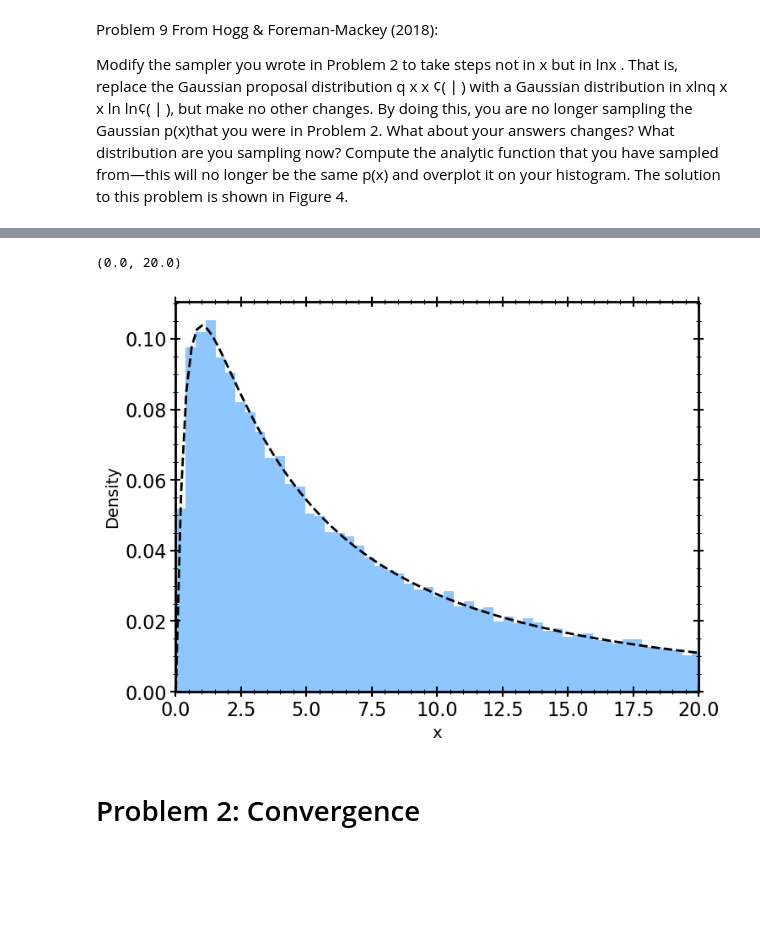
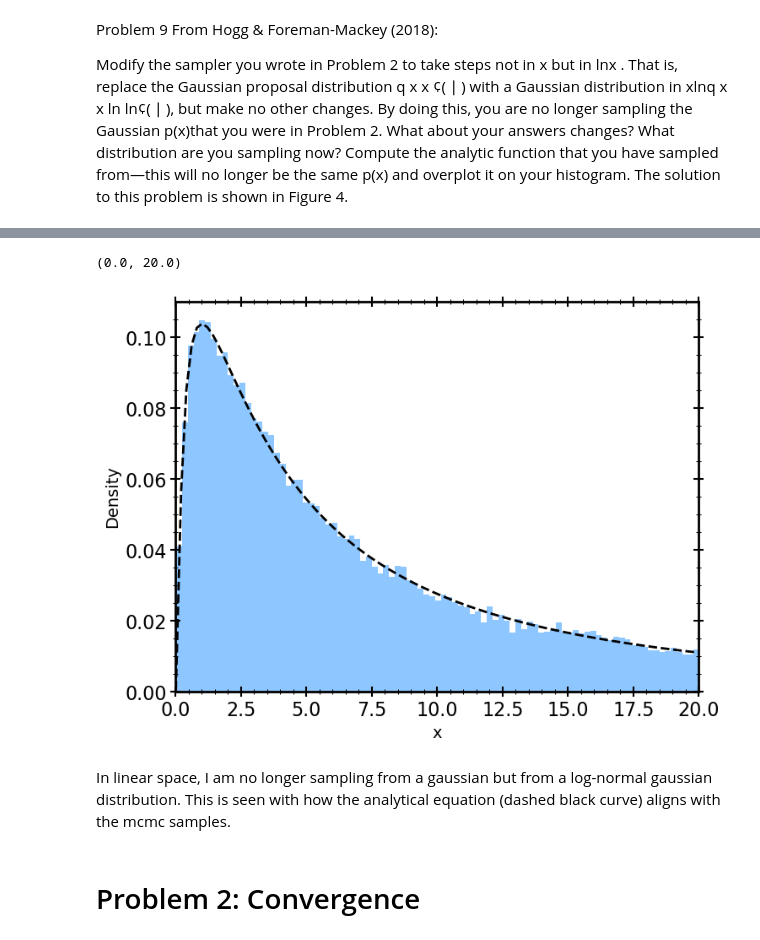
Before and after one commit to carlosajurado/AST384C-Computational-Astrophysics, a Jupyter notebook: HW4.ipynb, the cells around one changed output, grey strips where cells are left out. Saved outputs shown, nothing was run; the diff lists cells and outputs as text; code cells hidden in the pictures; blank space fills up the shorter version.

```diff
--- a/HW4.ipynb
+++ b/HW4.ipynb
@@ -18,46 +42,68 @@ Modify the sampler you wrote in Problem 2 to take steps not in x but in lnx . Th
 # %%
 #y = lnx
 def target_log(y, mean=2, sigma=np.sqrt(2)):
+    '''
+    Gaussian target function that we wish to sample from
+
+    Parameters
+        y: Current value
+        mean: Mean value of the gaussian
+        sigma: Standard deviation of the gaussian
+
+    returns: float value
+
+    '''
     return (1/np.sqrt(2*np.pi*sigma**2)) * np.exp(-0.5* (y-mean)**2/(sigma**2))
 
 def proposal(y):
+    '''
+    Proposal distribution from which to sample a new point from given the current point
+
+    Parameters
+        y: Current position
+
+    returns: float value
+
+    '''
     return random.normal(y, 1)
 
 def acceptance_ratio(y, y_new):
     return target_log(y_new)/target_log(y)
 
 def mcmc_logspace(y0, n_samples):
-    y_samples = np.zeros(n_samples)
-    y_samples[0] = y0
+    y_samples = np.zeros(n_samples)  # Initializes a fixed numpy array
+    y_samples[0] = y0 # Assigns the starting value as the first value in the chain
     for i in range(1, n_samples):
-        y_new = proposal(y_samples[i-1])
-        uni = random.uniform(0, 1)
-        if acceptance_ratio(y_samples[i-1], y_new) > uni:
+        y_new = proposal(y_samples[i-1])  # proposes a new value based on the current location
+        uni = random.uniform(0, 1) # sample one point from a uniform distribution
+        if acceptance_ratio(y_samples[i-1], y_new) > uni:  # Metropolis-Hastings Implementation
             y_samples[i] = y_new
         else:
             y_samples[i] = y_samples[i-1]
     return y_samples
 
 y0 = 0.0
 n_samples = 100000
 y_samples = mcmc_logspace(y0, n_samples)
 
 # Transform back to linear space
 samples = np.exp(y_samples)
 
 # Plotting
 x_vals = np.linspace(0.01, 200, 1000)
 mu, sigma = 2, np.sqrt(2)
 analytical_lognorm = (1 / (x_vals * sigma * np.sqrt(2 * np.pi))) * np.exp(-0.5 * ((np.log(x_vals) - mu)**2 / sigma**2))
 
-plt.hist(samples, bins=8000, density=True, alpha=0.5, color='dodgerblue')
+plt.hist(samples, bins=12000, density=True, alpha=0.5, color='dodgerblue')
 plt.plot(x_vals, analytical_lognorm, color='black', lw=2, linestyle='--')
 plt.xlabel('x')
 plt.ylabel('Density')
 plt.xlim(0,20)
 # %% [output]
 (0.0, 20.0)
-[figure, old version]
+[figure, new version]
+# %% [markdown]
+In linear space, I am no longer sampling from a gaussian but from a log-normal gaussian distribution. This is seen with how the analytical equation (dashed black curve) aligns with the mcmc samples.
 # %% [markdown]
 # Problem 2: Convergence
 # %% [markdown]
```
Also changed, not shown: parts of 9 cells of this notebook.
